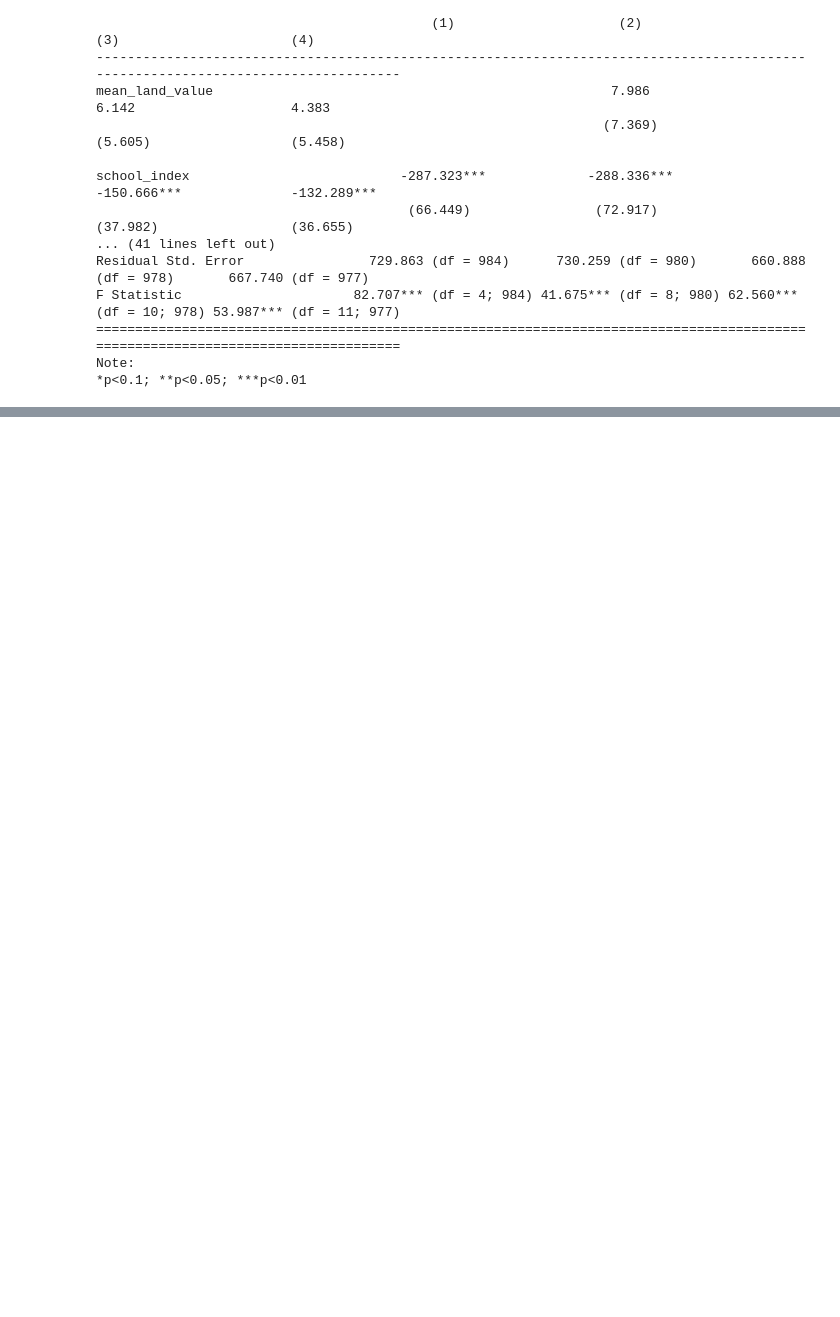
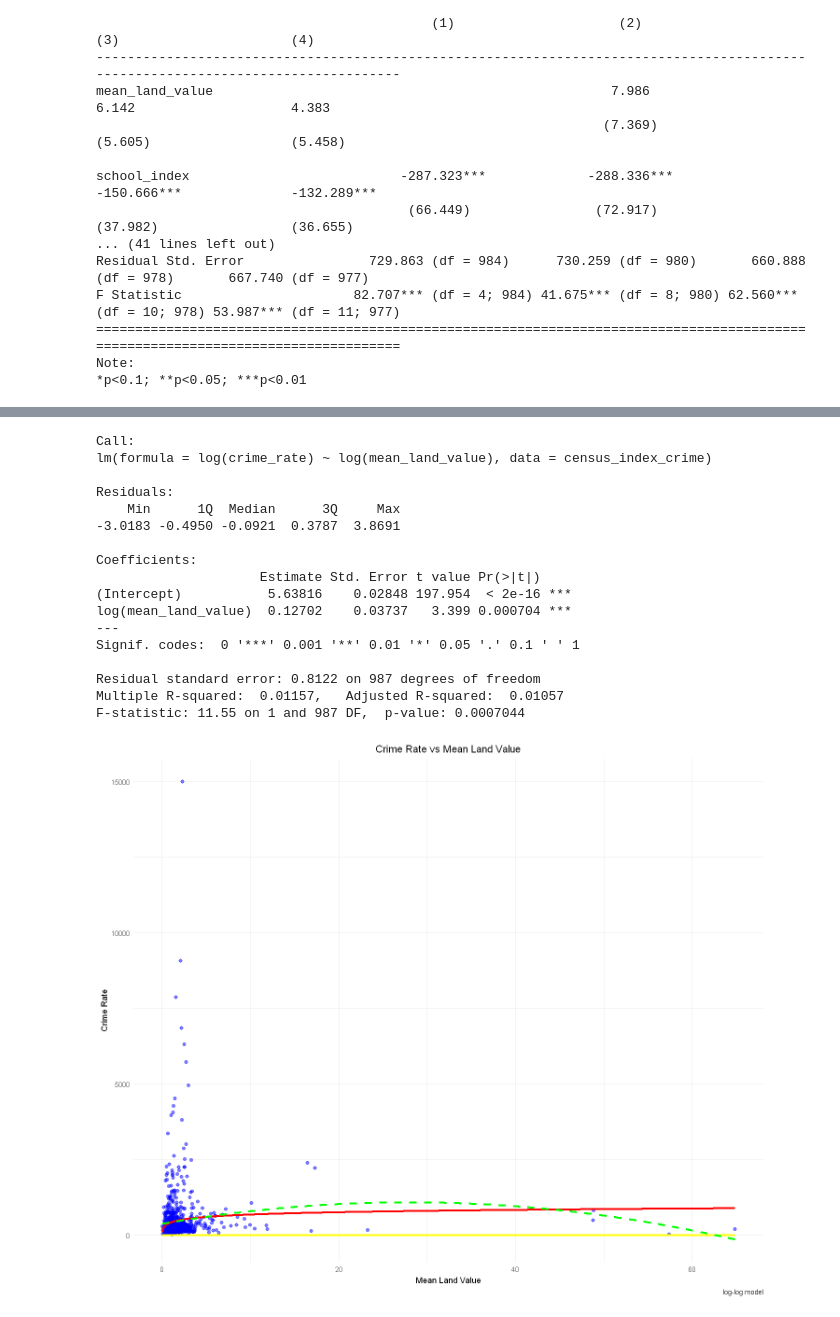
Before and after one commit to Irene-Berezin/econ326, a Jupyter notebook: project_regression.ipynb, the cells around one changed output, grey strips where cells are left out. Cells and saved outputs as stored; diff of their text form; code cells hidden in the pictures; blank space fills up the shorter version.

```diff
--- a/project_regression.ipynb
+++ b/project_regression.ipynb
@@ -634,0 +751,47 @@ Note:
+# %%
+reg_log <- lm(log(crime_rate) ~ log(mean_land_value), data = census_index_crime)
+census_index_crime$pred_reg4 <- predict(reg_log)
+
+summary(reg_log)
+
+# Predictions for smoother visualization
+smooth_data <- data.frame(
+  mean_land_value = land_value_seq,
+    pred_reg2 = predict(reg2, newdata = data.frame(mean_land_value = land_value_seq)),
+  pred_reg3 = predict(reg3, newdata = data.frame(mean_land_value = land_value_seq)),
+  pred_reg4 = predict(reg_log, newdata = data.frame(mean_land_value = land_value_seq))
+)
+
+# Plot observed data and regression lines
+ggplot(census_index_crime, aes(x = mean_land_value, y = crime_rate)) +
+  geom_point(alpha = 0.5, color = "blue", size = 2) + # Data points
+  geom_line(data = smooth_data, aes(x = mean_land_value, y = pred_reg4), color = "yellow", size = 1.2) + # reg_log line
+  geom_line(data = smooth_data, aes(x = mean_land_value, y = pred_reg2), color = "red", size = 1.2) + # reg2 line
+  geom_line(data = smooth_data, aes(x = mean_land_value, y = pred_reg3), color = "green", size = 1.2, linetype = "dashed") + # reg3 line
+  labs(
+    title = "Crime Rate vs Mean Land Value",
+    x = "Mean Land Value",
+    y = "Crime Rate",
+    caption = "log-log model"
+  ) +
+  theme_minimal() +
+  theme(plot.title = element_text(hjust = 0.5))
+# %% [output]
+Call:
+lm(formula = log(crime_rate) ~ log(mean_land_value), data = census_index_crime)
+
+Residuals:
+    Min      1Q  Median      3Q     Max
+-3.0183 -0.4950 -0.0921  0.3787  3.8691
+
+Coefficients:
+                     Estimate Std. Error t value Pr(>|t|)
+(Intercept)           5.63816    0.02848 197.954  < 2e-16 ***
+log(mean_land_value)  0.12702    0.03737   3.399 0.000704 ***
+---
+Signif. codes:  0 '***' 0.001 '**' 0.01 '*' 0.05 '.' 0.1 ' ' 1
+
+Residual standard error: 0.8122 on 987 degrees of freedom
+Multiple R-squared:  0.01157,   Adjusted R-squared:  0.01057
+F-statistic: 11.55 on 1 and 987 DF,  p-value: 0.0007044
+[figure, added]
```
Also changed, not shown: parts of 17 cells of this notebook.
